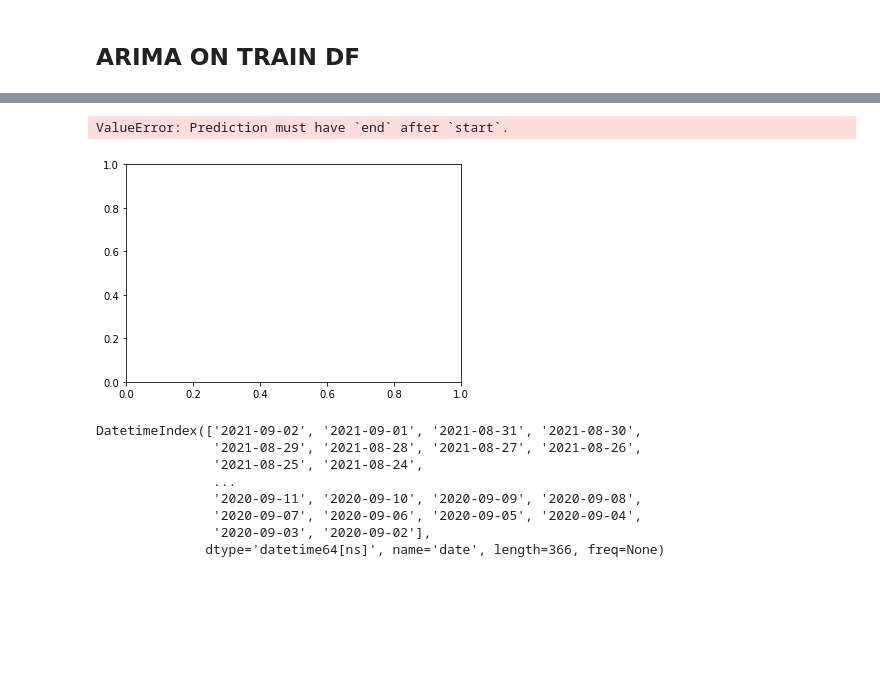
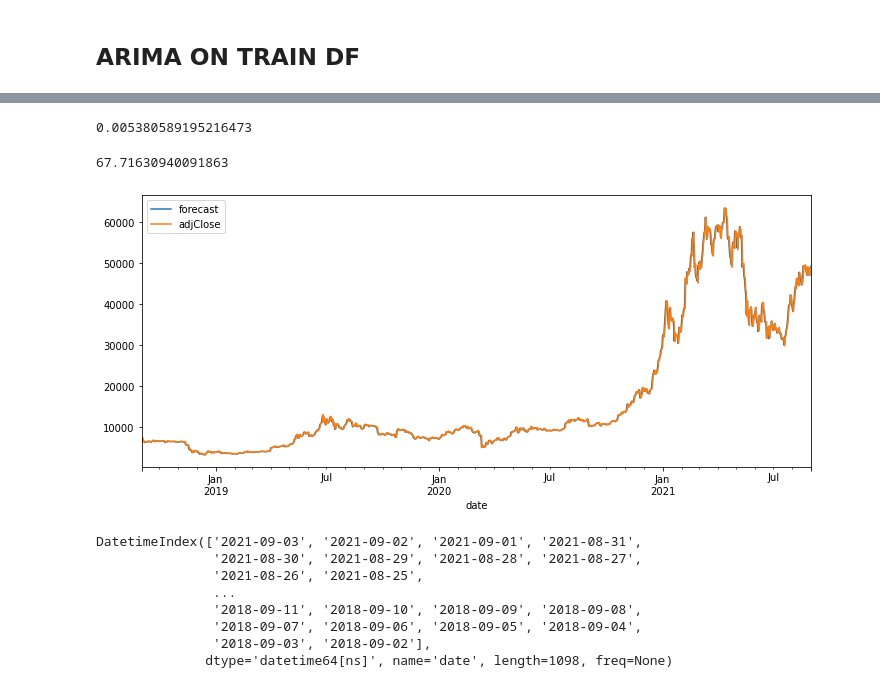
Before and after one commit to omarbelhaj99/cryptocurrency_trading, a Jupyter notebook: notebooks/timeseriesbaseline.ipynb, the cells around one changed output, grey strips where cells are left out. Saved outputs shown, nothing was run; the diff lists cells and outputs as text; code cells hidden in the pictures; blank space fills up the shorter version.

```diff
--- a/notebooks/timeseriesbaseline.ipynb
+++ b/notebooks/timeseriesbaseline.ipynb
@@ -54,5 +54,5 @@ date = pd.to_datetime('2020-09-01')
 # %%
-df_lastyear = df_2[df_2['date']>date]
+df_3years = df_2[df_2['date']>date]
 # %%
-df_lastyear = df_lastyear.set_index('date')
+df_3years = df_3years.set_index('date')
 # %%
@@ -75,3 +75,3 @@ df_lastyear
 # %%
-y = df_lastyear.adjClose
+y = df_3years.adjClose
 # %%
@@ -147,13 +147,17 @@ plot_acf(log_diffed_data['adjClose'], lags=50);
 ## Differencing
 # %%
 # Original Series
-fig, axes = plt.subplots(2, 2, figsize=(13,10))
+fig, axes = plt.subplots(3, 2, figsize=(13,10))
 axes[0, 0].plot(y); axes[0, 0].set_title('Original Series')
-plot_acf(y, lags=50, ax=axes[0, 1], c='r')
+plot_acf(y, lags=100, ax=axes[0, 1], c='r')
 
 # 1st Differencing
 axes[1, 0].plot(y.diff()); axes[1, 0].set_title('1st Order Differencing')
 plot_acf(y.diff().dropna(), lags=50, ax=axes[1, 1], c='r')
 
+# 2nd Differencing
+axes[2, 0].plot(y.diff().diff()); axes[2, 0].set_title('2nd Order Differencing')
+plot_acf(y.diff().diff().dropna(), lags=50, ax=axes[2, 1], c='r')
+
 plt.show()
 # %% [output]
@@ -447,18 +468,25 @@ Length: 365, dtype: float64
+# %%
+mean_absolute_percentage_error(merged_df['predict_price'], merged_df['adjClose'])
+# %% [output]
+0.005380589195216473
+# %%
+mean_absolute_error(merged_df['predict_price'], merged_df['adjClose'])
+# %% [output]
+67.71630940091863
 # %%
-arima.plot_predict(start='2021-08-31', end='2021-09-01', dynamic=False);
+arima.plot_predict(start='2021-09-01', end='2018-09-02', dynamic=False);
 fig = plt.gcf(); fig.set_size_inches(12, 5);
 # %% [output]
-ValueError: Prediction must have `end` after `start`.
-[figure, old version]
+[figure, new version]
 # %%
-df_lastyear.index
+df_3years.index
 # %% [output]
-DatetimeIndex(['2021-09-02', '2021-09-01', '2021-08-31', '2021-08-30',
-               '2021-08-29', '2021-08-28', '2021-08-27', '2021-08-26',
-               '2021-08-25', '2021-08-24',
+DatetimeIndex(['2021-09-03', '2021-09-02', '2021-09-01', '2021-08-31',
+               '2021-08-30', '2021-08-29', '2021-08-28', '2021-08-27',
+               '2021-08-26', '2021-08-25',
                ...
-               '2020-09-11', '2020-09-10', '2020-09-09', '2020-09-08',
-               '2020-09-07', '2020-09-06', '2020-09-05', '2020-09-04',
-               '2020-09-03', '2020-09-02'],
-              dtype='datetime64[ns]', name='date', length=366, freq=None)
+               '2018-09-11', '2018-09-10', '2018-09-09', '2018-09-08',
+               '2018-09-07', '2018-09-06', '2018-09-05', '2018-09-04',
+               '2018-09-03', '2018-09-02'],
+              dtype='datetime64[ns]', name='date', length=1098, freq=None)
 # %%
```
Also changed, not shown: parts of 46 cells of this notebook, 12 other files.
